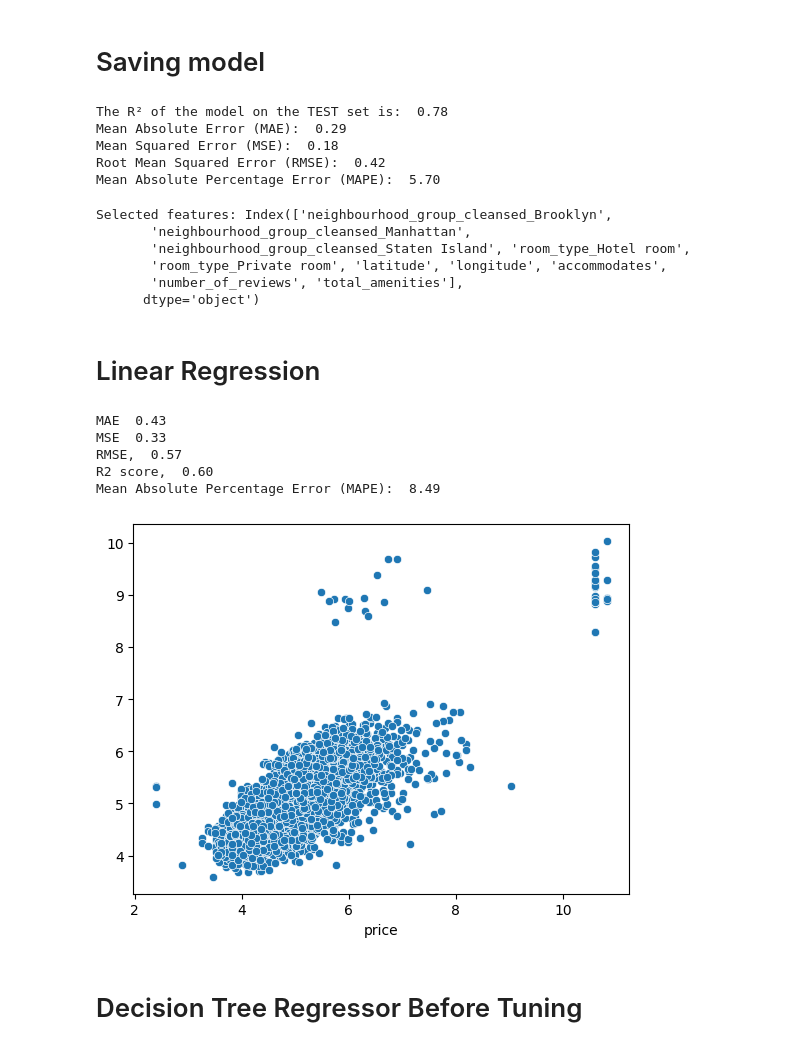
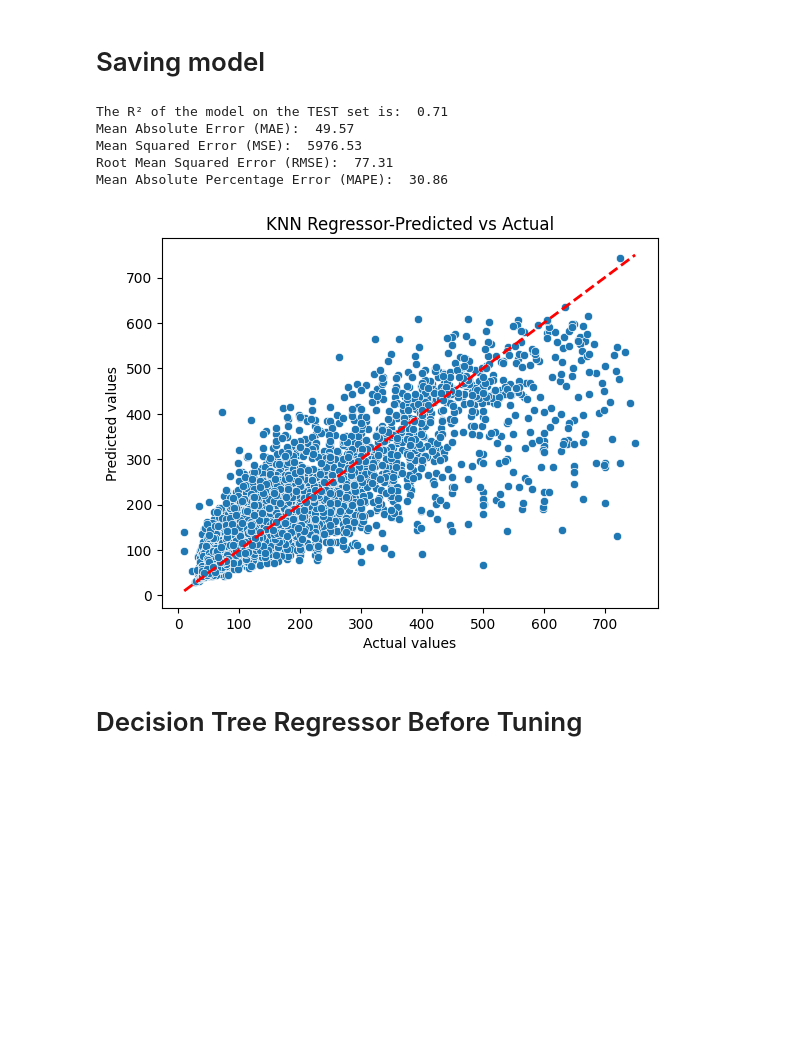
Before and after one commit to Sherinskuruvilla/airbnb-nyc-project, a Jupyter notebook: notebooks/airbnbnyc_regressionmodels.ipynb, the cells around one changed output. Saved outputs shown, nothing was run; the diff lists cells and outputs as text; code cells hidden in the pictures; blank space fills up the shorter version.

```diff
--- a/notebooks/airbnbnyc_regressionmodels.ipynb
+++ b/notebooks/airbnbnyc_regressionmodels.ipynb
@@ -367,63 +368,41 @@ with open("../models/knn_tuned.pkl", "wb") as file:
 # %%
 
 # Predict on test set
 y_pred = knn_tuned.predict(X_test_full_np_df)
 
 # Evaluate performance
 r2 = r2_score(y_test, y_pred)
 mae = mean_absolute_error(y_test, y_pred)
 mse = mean_squared_error(y_test, y_pred)
 rmse = np.sqrt(mse)
 mape = mean_absolute_percentage_error(y_test, y_pred) * 100
 # Print metrics
 print(f"The R² of the model on the TEST set is: {r2: .2f}")
 print(f"Mean Absolute Error (MAE): {mae: .2f}")
 print(f"Mean Squared Error (MSE): {mse: .2f}")
 print(f"Root Mean Squared Error (RMSE): {rmse: .2f}")
 print(f"Mean Absolute Percentage Error (MAPE): {mape: .2f}")
+
+#scatter plot
+sns.scatterplot(x=y_test, y=y_pred)
+
+# Add reference line (y = x)
+lims = [
+    min(min(y_test), min(y_pred)),
+    max(max(y_test), max(y_pred))
+]
+plt.plot(lims, lims, 'r--', linewidth=2)
+plt.xlabel("Actual values")
+plt.ylabel("Predicted values")
+plt.title("KNN Regressor-Predicted vs Actual")
+plt.show()
 # %% [output]
-The R² of the model on the TEST set is:  0.78
-Mean Absolute Error (MAE):  0.29
-Mean Squared Error (MSE):  0.18
-Root Mean Squared Error (RMSE):  0.42
-Mean Absolute Percentage Error (MAPE):  5.70
+The R² of the model on the TEST set is:  0.71
+Mean Absolute Error (MAE):  49.57
+Mean Squared Error (MSE):  5976.53
+Root Mean Squared Error (RMSE):  77.31
+Mean Absolute Percentage Error (MAPE):  30.86
+[figure, added]
-# %%
-# Best features to select
-model = LinearRegression()
-rfe = RFE(estimator=LinearRegression(), n_features_to_select=10)
-rfe.fit(X_train_full_np_df, y_train)
-selected_columns = X_train_full_np_df.columns[rfe.support_]
-print("Selected features:", selected_columns)
-# %% [output]
-Selected features: Index(['neighbourhood_group_cleansed_Brooklyn',
-       'neighbourhood_group_cleansed_Manhattan',
-       'neighbourhood_group_cleansed_Staten Island', 'room_type_Hotel room',
-       'room_type_Private room', 'latitude', 'longitude', 'accommodates',
-       'number_of_reviews', 'total_amenities'],
-      dtype='object')
-# %% [markdown]
-# Linear Regression
-# %%
-lin_reg = LinearRegression()
-lin_reg.fit(X_train_full_np_df, y_train) # Determines the b0 and b1's values
-y_pred_test = lin_reg.predict(X_test_full_np_df)
-mape = mean_absolute_percentage_error(y_test, y_pred_test) * 100
-#lin_reg.score(X_test_norm, y_test)
-print(f"MAE {mean_absolute_error(y_test,y_pred_test): .2f}") # mean(abs(error)) = mean(abs(y_test - y_pred_test))
-print(f"MSE {mean_squared_error(y_test,y_pred_test): .2f}") # mean(error**2) = mean((y_test - y_pred_test)**2)
-print(f"RMSE, {root_mean_squared_error(y_test,y_pred_test): .2f}") # sqrt( mean( (y_test - y_pred_test)^2 ) ) # b0, b1, b2...
-print(f"R2 score, {lin_reg.score(X_test_full_np_df, y_test): .2f}") # r2_score
-print(f"Mean Absolute Percentage Error (MAPE): {mape: .2f}")
-# %% [output]
-MAE  0.43
-MSE  0.33
-RMSE,  0.57
-R2 score,  0.60
-Mean Absolute Percentage Error (MAPE):  8.49
-# %%
-sns.scatterplot(x=y_test, y=y_pred_test); # y_pred_test = y_test;  y_pred_test = 0 + y_test; y_pred_test = 0 + 1 * y_test
-# %% [output]
-[figure, removed]
 # %% [markdown]
 # Decision Tree Regressor Before Tuning
 # %%
```
Also changed, not shown: parts of 49 cells of this notebook, 15 other files.
